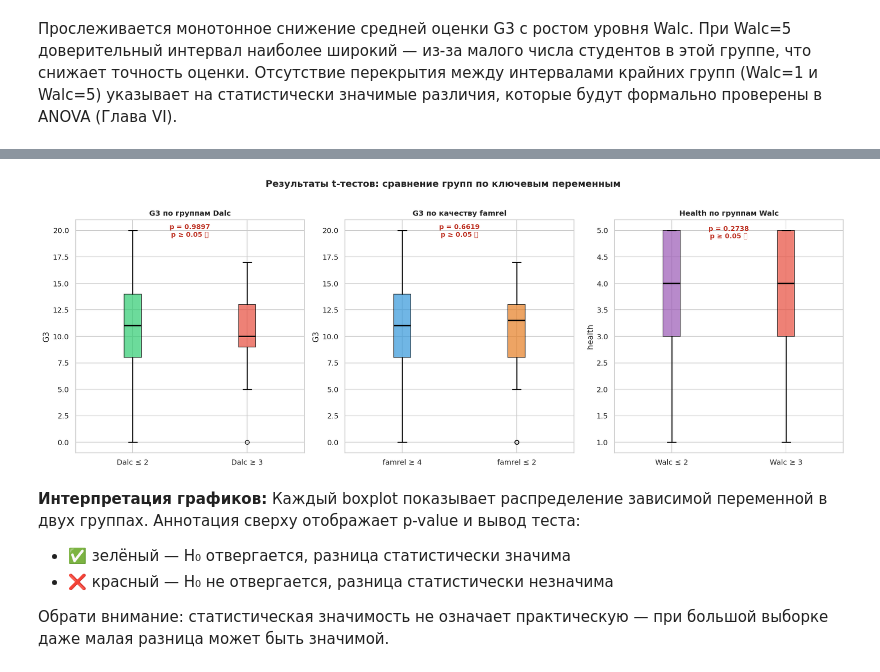
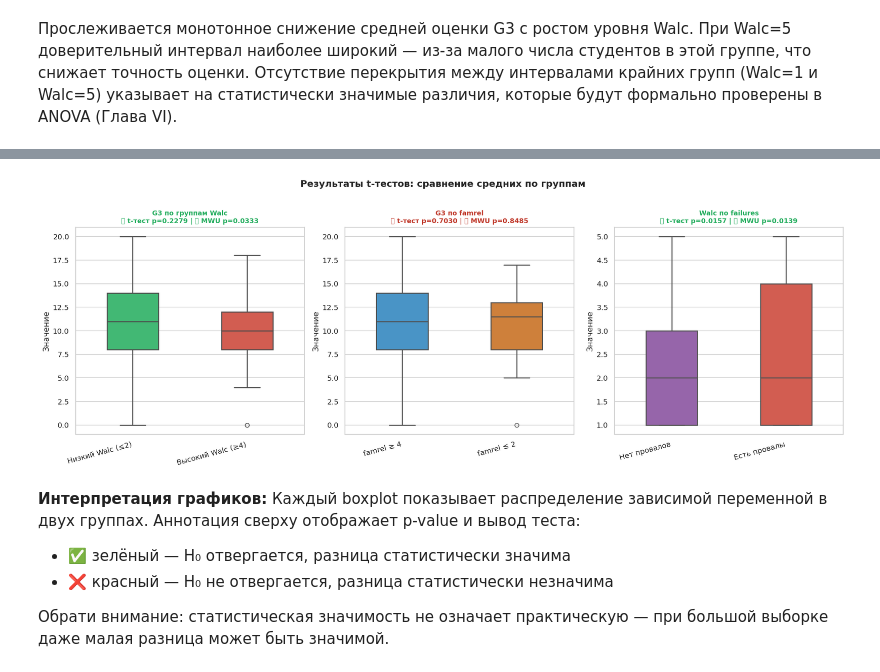
Before and after one commit to falcon-ov/msad-lab1, a Jupyter notebook: lab1.ipynb, the cells around one changed output, grey strips where cells are left out. Drawn from its saved outputs; the diff is of its cells as text; code cells hidden in the pictures.

```diff
--- a/lab1.ipynb
+++ b/lab1.ipynb
@@ -1130,60 +1224,55 @@ display(styled_43)
 # %%
 # -------------------------------------------------------------
-# 4.4 Визуализация всех трёх t-тестов
+# 4.4 Сводный график всех трёх тестов
 # -------------------------------------------------------------
 
 fig, axes = plt.subplots(1, 3, figsize=(17, 6))
 
-tests = [
-    (axes[0], "Dalc", [low_dalc, high_dalc],
-     ["Dalc ≤ 2", "Dalc ≥ 3"], "G3",
-     "G3 по группам Dalc", p_41,
-     ["#2ecc71", "#e74c3c"]),
-    (axes[1], "famrel", [good_famrel, bad_famrel],
-     ["famrel ≥ 4", "famrel ≤ 2"], "G3",
-     "G3 по качеству famrel", p_42,
-     ["#3498db", "#e67e22"]),
-    (axes[2], "Walc", [non_drinkers, drinkers],
-     ["Walc ≤ 2", "Walc ≥ 3"], "health",
-     "Health по группам Walc", p_43,
-     ["#9b59b6", "#e74c3c"]),
+tests_info = [
+    (axes[0],
+     df[df["Walc"]<=2]["G3"], df[df["Walc"]>=4]["G3"],
+     "Низкий Walc (≤2)", "Высокий Walc (≥4)",
+     "G3 по группам Walc", p_41, pmw_41,
+     "#2ecc71", "#e74c3c"),
+    (axes[1],
+     df[df["famrel"]>=4]["G3"], df[df["famrel"]<=2]["G3"],
+     "famrel ≥ 4", "famrel ≤ 2",
+     "G3 по famrel", p_42, pmw_42,
+     "#3498db", "#e67e22"),
+    (axes[2],
+     df[df["failures"]==0]["Walc"], df[df["failures"]>0]["Walc"],
+     "Нет провалов", "Есть провалы",
+     "Walc по failures", p_43, pmw_43,
+     "#9b59b6", "#e74c3c"),
 ]
 
-for ax, var, groups, labels, yvar, title, pval, colors_t in tests:
+for ax, g1, g2, l1, l2, title, p_t, p_mw, c1, c2 in tests_info:
     data_plot = pd.DataFrame({
-        labels[0]: pd.Series(groups[0].values),
-        labels[1]: pd.Series(groups[1].values)
+        "Значение": pd.concat([g1, g2]).values,
+        "Группа":   [l1]*len(g1) + [l2]*len(g2)
     })
-    bp = ax.boxplot(
-        [groups[0].values, groups[1].values],
-        labels=labels, patch_artist=True,
-        medianprops=dict(color="black", linewidth=2),
-        whiskerprops=dict(linewidth=1.5),
-        capprops=dict(linewidth=1.5)
-    )
-    for patch, color in zip(bp["boxes"], colors_t):
-        patch.set_facecolor(color)
-        patch.set_alpha(0.7)
+    sns.boxplot(data=data_plot, x="Группа", y="Значение",
+                palette={l1: c1, l2: c2},
+                hue="Группа", legend=False,
+                width=0.45, linewidth=1.5,
+                flierprops=dict(marker="o", alpha=0.4), ax=ax)
 
-    # Аннотация p-value
-    y_max = max(groups[0].max(), groups[1].max())
-    sig   = "p < 0.05 ✅" if pval < 0.05 else "p ≥ 0.05 ❌"
-    color_ann = "#27ae60" if pval < 0.05 else "#c0392b"
-    ax.annotate(f"p = {pval:.4f}\n{sig}",
-                xy=(1.5, y_max * 0.97),
-                ha="center", fontsize=10,
-                color=color_ann, fontweight="bold")
+    sig_t  = "✅" if p_t  < 0.05 else "❌"
+    sig_mw = "✅" if p_mw < 0.05 else "❌"
+    ax.set_title(
+        f"{title}\n{sig_t} t-тест p={p_t:.4f} | {sig_mw} MWU p={p_mw:.4f}",
+        fontsize=10, fontweight="bold",
+        color="#27ae60" if p_t < 0.05 or p_mw < 0.05 else "#c0392b")
+    ax.set_xlabel("")
+    ax.set_xticklabels(ax.get_xticklabels(), rotation=15, ha="right")
 
-    ax.set_title(title, fontsize=11, fontweight="bold")
-    ax.set_ylabel(yvar)
-
-plt.suptitle("Результаты t-тестов: сравнение групп по ключевым переменным",
+plt.suptitle("Результаты t-тестов: сравнение средних по группам",
              fontsize=14, fontweight="bold", y=1.02)
 plt.tight_layout()
-plt.savefig("ttest_boxplots.png", bbox_inches="tight")
+plt.savefig("ttest_summary.png", bbox_inches="tight")
 plt.show()
 # %% [output]
-[figure, old version]
+[figure, new version]
 # %% [markdown]
 **Интерпретация графиков:**
 Каждый boxplot показывает распределение зависимой переменной в двух группах.
```
Also changed, not shown: parts of 38 cells of this notebook, 5 other files.
